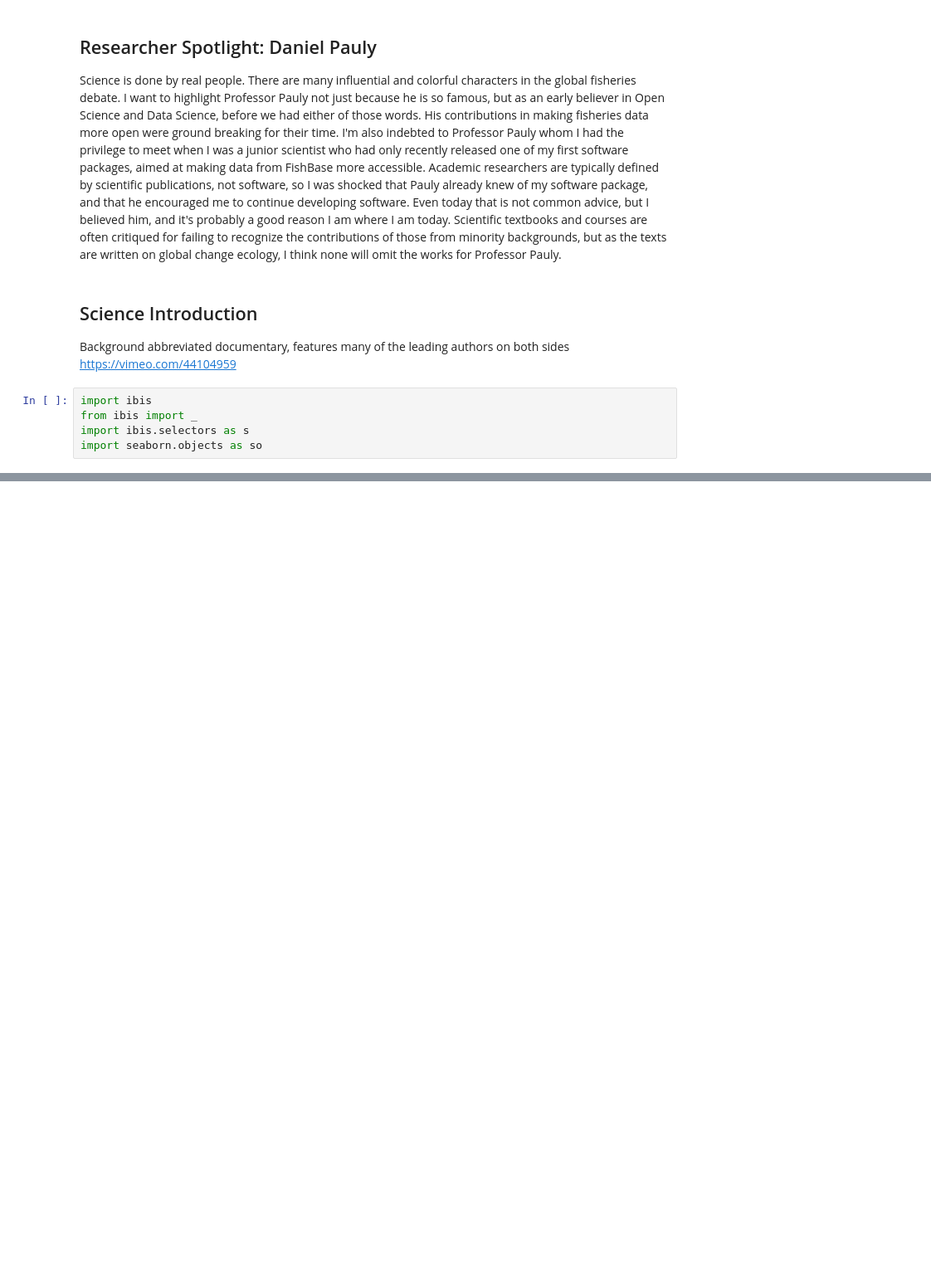
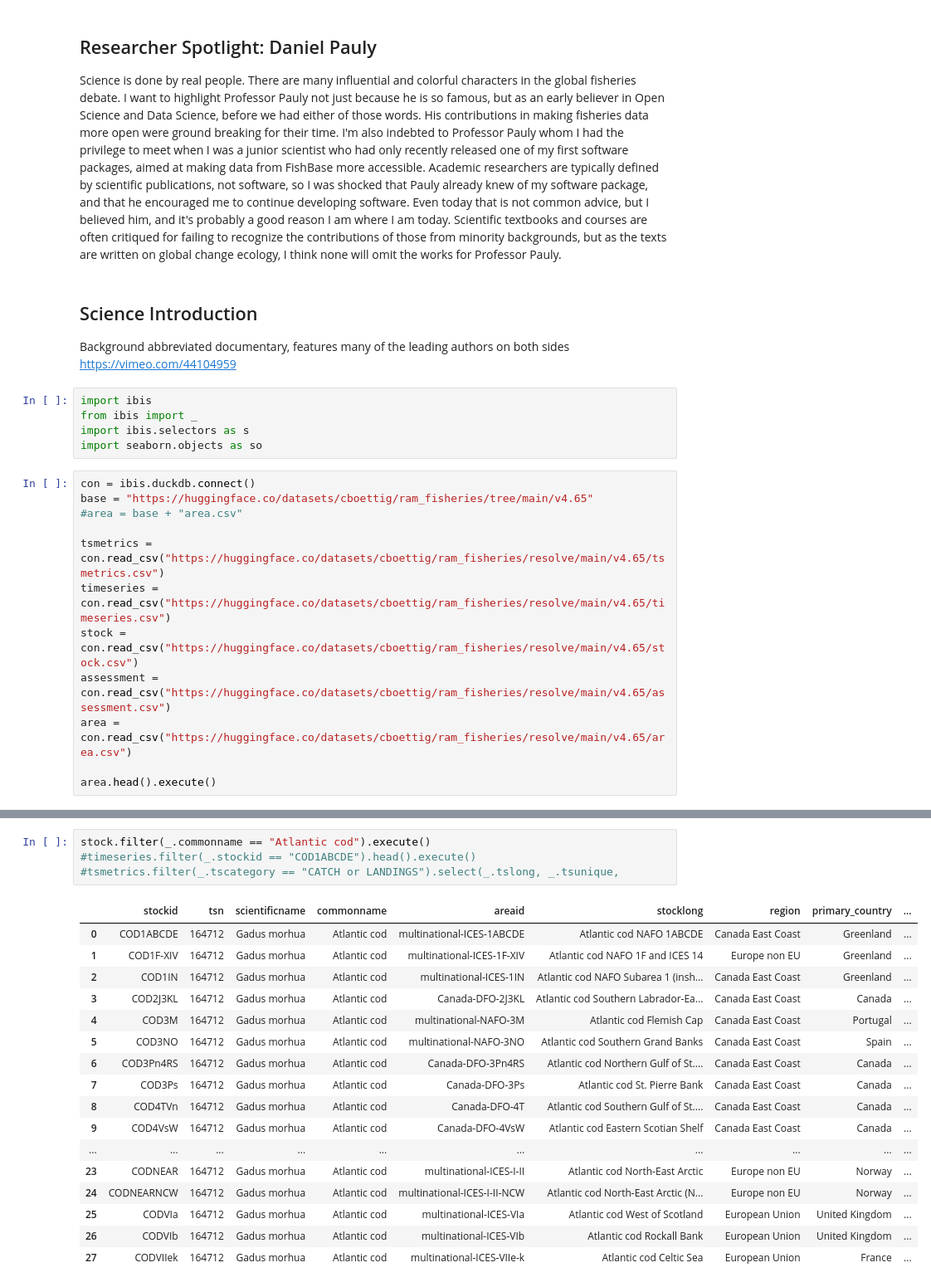
Before and after one commit to espm-288/fish-pam-shruti-paridhi-1, a Jupyter notebook: notebook.ipynb, the cells around one changed output, grey strips where cells are left out. Shown at 83% size. Cells and saved outputs as stored; diff of their text form; blank space fills up the shorter version.

```diff
--- a/notebook.ipynb
+++ b/notebook.ipynb
@@ -21,3 +21,15 @@ import ibis
 from ibis import _
 import ibis.selectors as s
 import seaborn.objects as so
+# %%
+con = ibis.duckdb.connect()
+base = "https://huggingface.co/datasets/cboettig/ram_fisheries/tree/main/v4.65"
+#area = base + "area.csv"
+
+tsmetrics = con.read_csv("https://huggingface.co/datasets/cboettig/ram_fisheries/resolve/main/v4.65/tsmetrics.csv")
+timeseries = con.read_csv("https://huggingface.co/datasets/cboettig/ram_fisheries/resolve/main/v4.65/timeseries.csv")
+stock = con.read_csv("https://huggingface.co/datasets/cboettig/ram_fisheries/resolve/main/v4.65/stock.csv")
+assessment = con.read_csv("https://huggingface.co/datasets/cboettig/ram_fisheries/resolve/main/v4.65/assessment.csv")
+area = con.read_csv("https://huggingface.co/datasets/cboettig/ram_fisheries/resolve/main/v4.65/area.csv")
+
+area.head().execute()
@@ -23,0 +75,22 @@ import seaborn.objects as so
+# %%
+stock.filter(_.commonname == "Atlantic cod").execute()
+#timeseries.filter(_.stockid == "COD1ABCDE").head().execute()
+#tsmetrics.filter(_.tscategory == "CATCH or LANDINGS").select(_.tslong, _.tsunique,
+# %% [output]
+|  | stockid | tsn | scientificname | commonname | areaid | stocklong | region | primary_country | ... |
+| 0 | COD1ABCDE | 164712 | Gadus morhua | Atlantic cod | multinational-ICES-1ABCDE | Atlantic cod NAFO 1ABCDE | Canada East Coast | Greenland | ... |
+| 1 | COD1F-XIV | 164712 | Gadus morhua | Atlantic cod | multinational-ICES-1F-XIV | Atlantic cod NAFO 1F and ICES 14 | Europe non EU | Greenland | ... |
+| 2 | COD1IN | 164712 | Gadus morhua | Atlantic cod | multinational-ICES-1IN | Atlantic cod NAFO Subarea 1 (insh... | Canada East Coast | Greenland | ... |
+| 3 | COD2J3KL | 164712 | Gadus morhua | Atlantic cod | Canada-DFO-2J3KL | Atlantic cod Southern Labrador-Ea... | Canada East Coast | Canada | ... |
+| 4 | COD3M | 164712 | Gadus morhua | Atlantic cod | multinational-NAFO-3M | Atlantic cod Flemish Cap | Canada East Coast | Portugal | ... |
+| 5 | COD3NO | 164712 | Gadus morhua | Atlantic cod | multinational-NAFO-3NO | Atlantic cod Southern Grand Banks | Canada East Coast | Spain | ... |
+| 6 | COD3Pn4RS | 164712 | Gadus morhua | Atlantic cod | Canada-DFO-3Pn4RS | Atlantic cod Northern Gulf of St.... | Canada East Coast | Canada | ... |
+| 7 | COD3Ps | 164712 | Gadus morhua | Atlantic cod | Canada-DFO-3Ps | Atlantic cod St. Pierre Bank | Canada East Coast | Canada | ... |
+| 8 | COD4TVn | 164712 | Gadus morhua | Atlantic cod | Canada-DFO-4T | Atlantic cod Southern Gulf of St.... | Canada East Coast | Canada | ... |
+| 9 | COD4VsW | 164712 | Gadus morhua | Atlantic cod | Canada-DFO-4VsW | Atlantic cod Eastern Scotian Shelf | Canada East Coast | Canada | ... |
+| ... | ... | ... | ... | ... | ... | ... | ... | ... | ... |
+| 23 | CODNEAR | 164712 | Gadus morhua | Atlantic cod | multinational-ICES-I-II | Atlantic cod North-East Arctic | Europe non EU | Norway | ... |
+| 24 | CODNEARNCW | 164712 | Gadus morhua | Atlantic cod | multinational-ICES-I-II-NCW | Atlantic cod North-East Arctic (N... | Europe non EU | Norway | ... |
+| 25 | CODVIa | 164712 | Gadus morhua | Atlantic cod | multinational-ICES-VIa | Atlantic cod West of Scotland | European Union | United Kingdom | ... |
+| 26 | CODVIb | 164712 | Gadus morhua | Atlantic cod | multinational-ICES-VIb | Atlantic cod Rockall Bank | European Union | United Kingdom | ... |
+| 27 | CODVIIek | 164712 | Gadus morhua | Atlantic cod | multinational-ICES-VIIe-k | Atlantic cod Celtic Sea | European Union | France | ... |
```
Also changed, not shown: parts of 5 cells of this notebook.
